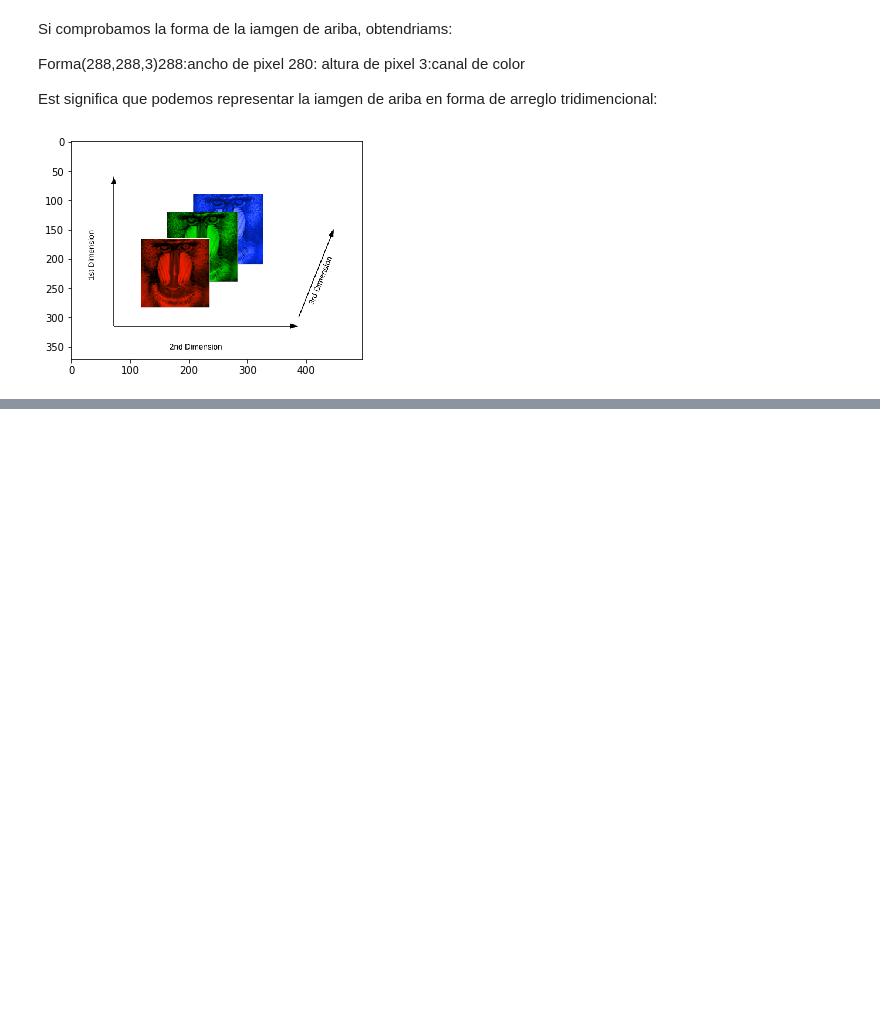
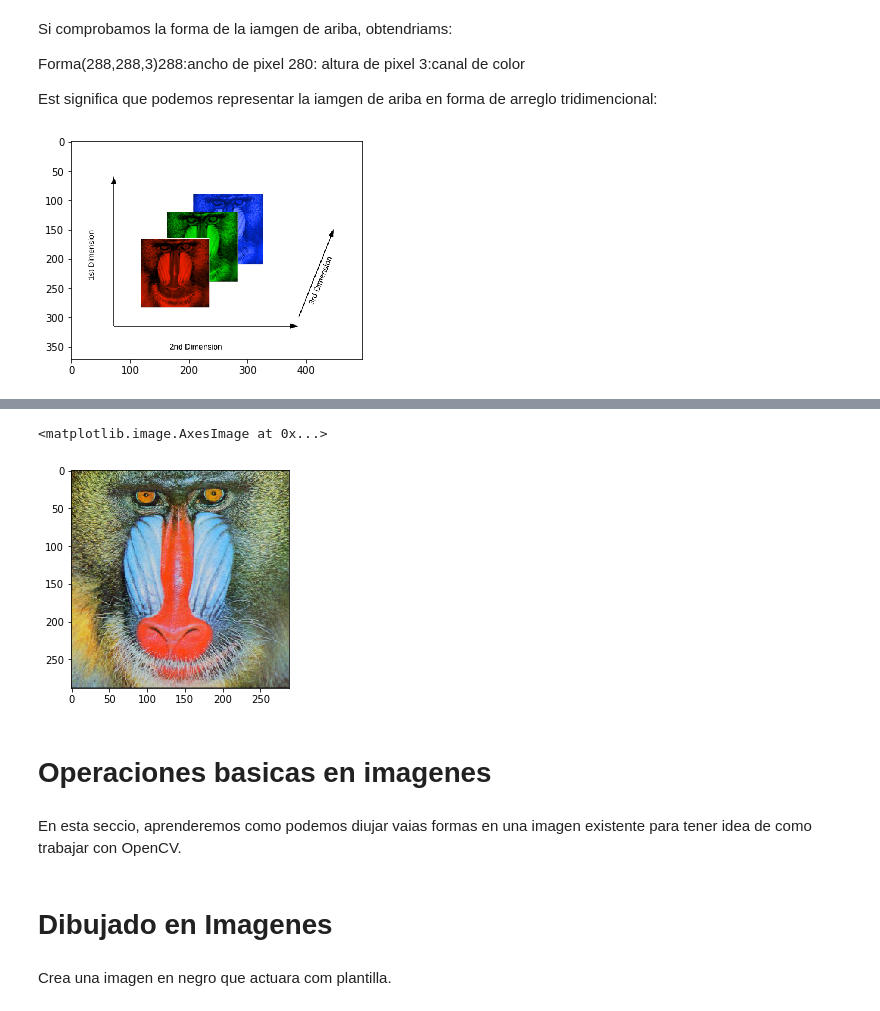
Before and after one commit to Menyitcj/IA-CLASE-M5, a Jupyter notebook: Practica Fundamentos .ipynb, the cells around one changed output, grey strips where cells are left out. Drawn from its saved outputs; the diff is of its cells as text; code cells hidden in the pictures; blank space fills up the shorter version.

```diff
--- a/Practica Fundamentos .ipynb
+++ b/Practica Fundamentos .ipynb
@@ -81,0 +119,15 @@ plt.show()
+# %%
+img_rgb = cv2.cvtColor(img_raw, cv2.COLOR_BGR2RGB)
+plt.imshow(img_rgb)
+# %% [output]
+<matplotlib.image.AxesImage at 0x...>
+[figure, added]
+# %% [markdown]
+# Operaciones basicas en imagenes
+# %% [markdown]
+En esta seccio, aprenderemos como podemos diujar vaias formas en una imagen existente para tener idea de como trabajar con
+OpenCV.
+# %% [markdown]
+# Dibujado en Imagenes
+# %% [markdown]
+Crea una imagen en negro que actuara com plantilla.
```
Also changed, not shown: parts of 25 cells of this notebook, 1 other file.
